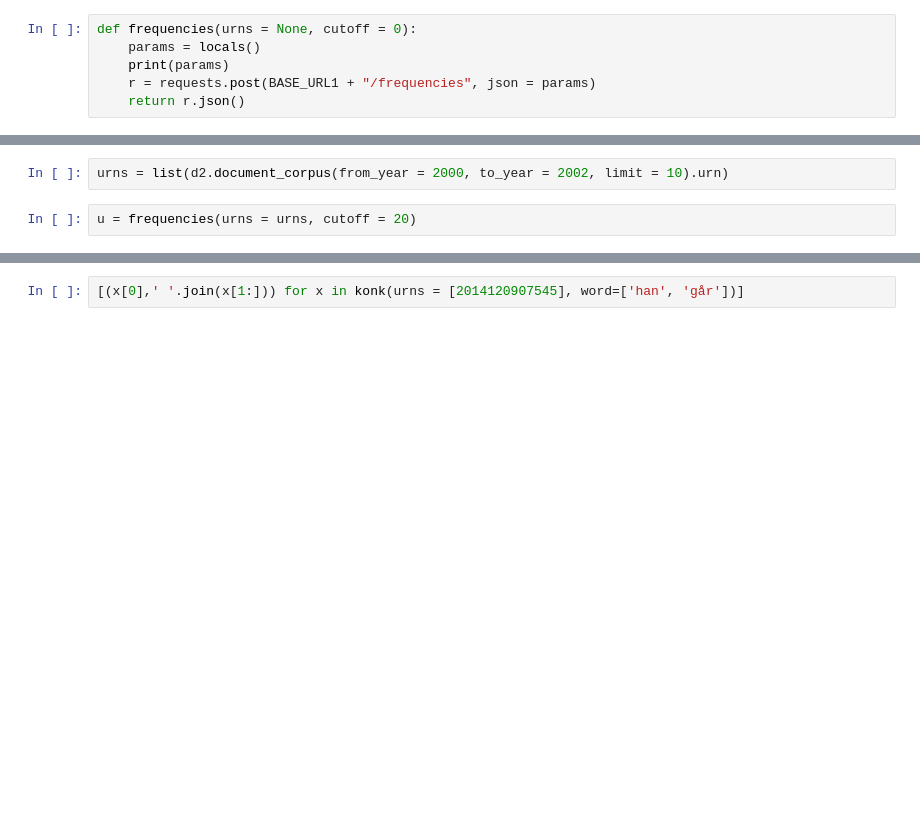
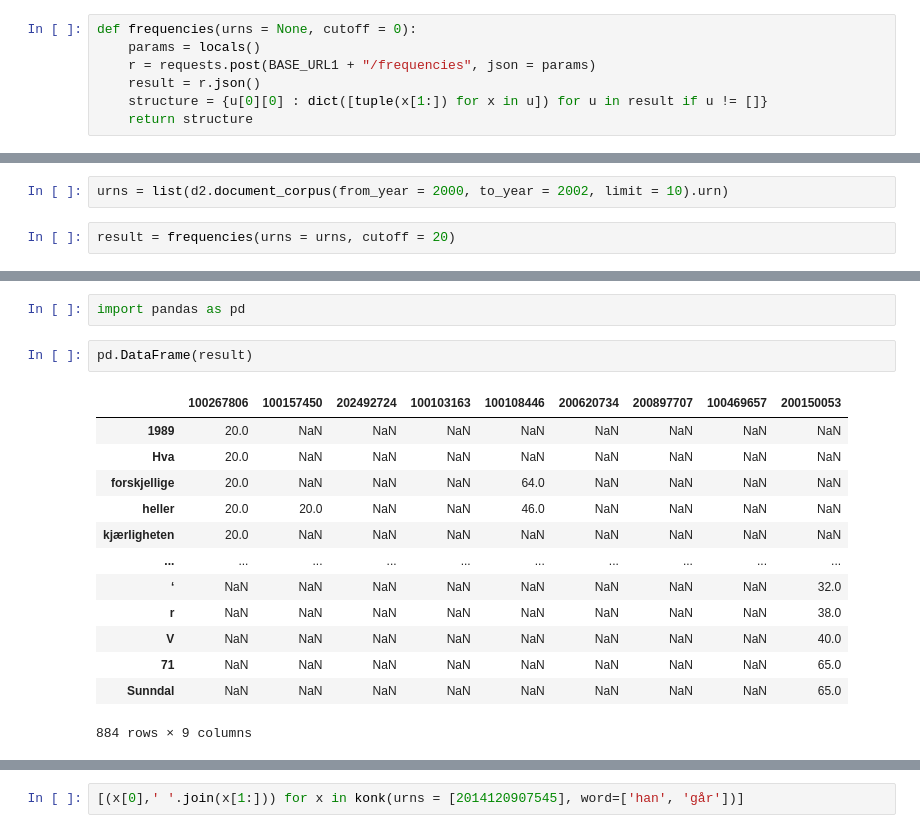
Before and after one commit to NationalLibraryOfNorway/DHLAB, a Jupyter notebook: Untitled.ipynb, the cells around one changed output, grey strips where cells are left out. Cells and saved outputs as stored; diff of their text form; blank space fills up the shorter version.

```diff
--- a/Untitled.ipynb
+++ b/Untitled.ipynb
@@ -21,9 +21,10 @@ def metadata(urns=None, marctuples = [(100,1,' ', 'a'),(260, ' ',' ', 'c'), (245
 # %%
 def frequencies(urns = None, cutoff = 0):
     params = locals()
-    print(params)
     r = requests.post(BASE_URL1 + "/frequencies", json = params)
-    return r.json()
+    result = r.json()
+    structure = {u[0][0] : dict([tuple(x[1:]) for x in u]) for u in result if u != []}
+    return structure
 # %%
 import dhlab_v2 as d2
 # %%
@@ -32,4 +33,4 @@ BASE_URL1 = "https://api.nb.no/ngram/db1"
 # %%
 urns = list(d2.document_corpus(from_year = 2000, to_year = 2002, limit = 10).urn)
 # %%
-u = frequencies(urns = urns, cutoff = 20)
+result = frequencies(urns = urns, cutoff = 20)
@@ -40,0 +37,18 @@ ValueError: dictionary update sequence element #0 has length 3; 2 is required
+# %%
+import pandas as pd
+# %%
+pd.DataFrame(result)
+# %% [output]
+|  | 100267806 | 100157450 | 202492724 | 100103163 | 100108446 | 200620734 | 200897707 | 100469657 | 200150053 |
+| 1989 | 20.0 | NaN | NaN | NaN | NaN | NaN | NaN | NaN | NaN |
+| Hva | 20.0 | NaN | NaN | NaN | NaN | NaN | NaN | NaN | NaN |
+| forskjellige | 20.0 | NaN | NaN | NaN | 64.0 | NaN | NaN | NaN | NaN |
+| heller | 20.0 | 20.0 | NaN | NaN | 46.0 | NaN | NaN | NaN | NaN |
+| kjærligheten | 20.0 | NaN | NaN | NaN | NaN | NaN | NaN | NaN | NaN |
+| ... | ... | ... | ... | ... | ... | ... | ... | ... | ... |
+| ‘ | NaN | NaN | NaN | NaN | NaN | NaN | NaN | NaN | 32.0 |
+| r | NaN | NaN | NaN | NaN | NaN | NaN | NaN | NaN | 38.0 |
+| V | NaN | NaN | NaN | NaN | NaN | NaN | NaN | NaN | 40.0 |
+| 71 | NaN | NaN | NaN | NaN | NaN | NaN | NaN | NaN | 65.0 |
+| Sunndal | NaN | NaN | NaN | NaN | NaN | NaN | NaN | NaN | 65.0 |
+884 rows × 9 columns
```
Also changed, not shown: parts of 7 cells of this notebook, 2 other files.
